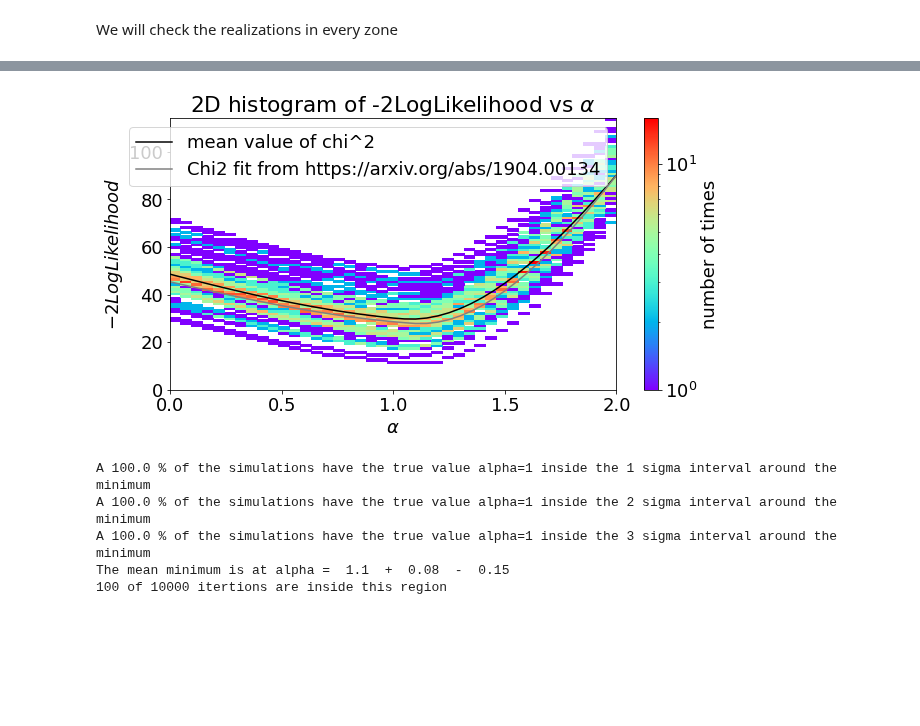
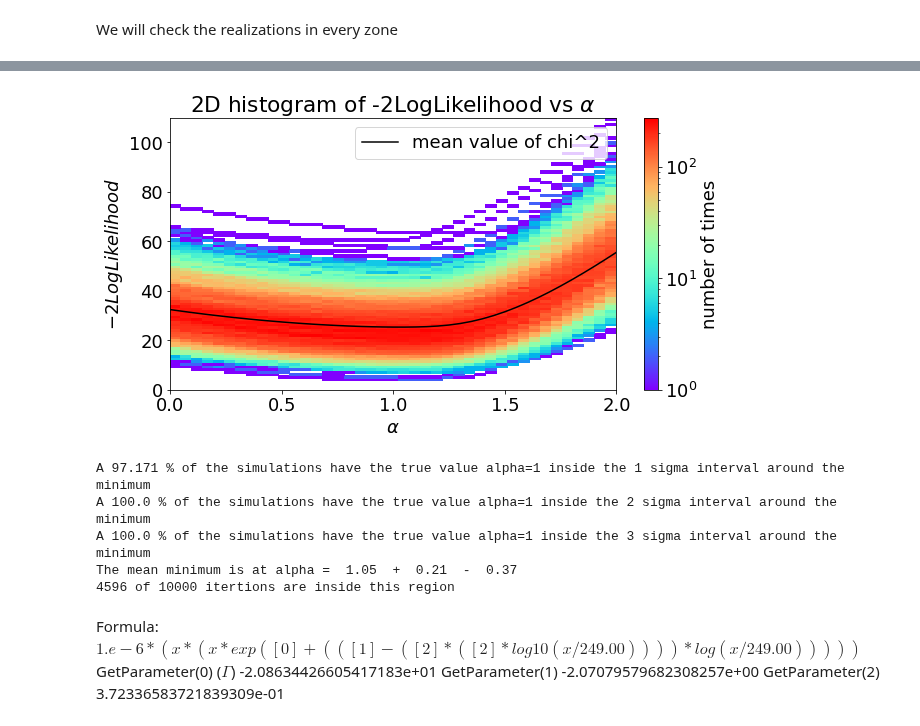
Before and after one commit to R-Grau/EBLpy, a Jupyter notebook: EBL_fit_MC_viewer.ipynb, the cells around one changed output, grey strips where cells are left out. Saved outputs shown, nothing was run; the diff lists cells and outputs as text; code cells hidden in the pictures; blank space fills up the shorter version.

```diff
--- a/EBL_fit_MC_viewer.ipynb
+++ b/EBL_fit_MC_viewer.ipynb
@@ -397,7 +397,7 @@ print("The mean is:", format(mu, ".4f"), u"\u00B1", format(std/np.sqrt(niter), "
 [figure]
 The mean is: 1.0083 ± 0.0075
 # %%
-loc = Path('/data/magic/users-ifae/rgrau/EBL-splines/EBL10000_PWL_LP_MAGIC_with_0.038_Systematics_4w')
+loc = Path('/data/magic/users-ifae/rgrau/EBL-splines/EBL10000_PWL_MBPWL3_MAGIC_with_0.038_Systematics_4w')
 # files = sorted([f for f in loc.glob("EBL*2022050916*.hdf5")]) #PWL_LP starting at alpha = 1 (16 alpha = 1, 11 alpha = 2)
 files = sorted([f for f in loc.glob("EBL*.hdf5")]) #all the others but PWL_LP
 # files = sorted(['/data/magic/users-ifae/rgrau/EBL-splines/EBL50_PWL_MBPWL_5knots/EBL_mult_nit0of50_202205111529.hdf5','/data/magic/users-ifae/rgrau/EBL-splines/EBL50_PWL_MBPWL_5knots/EBL_mult_nit2of50_202205111530.hdf5', '/data/magic/users-ifae/rgrau/EBL-splines/EBL50_PWL_MBPWL_5knots/EBL_mult_nit3of50_202205111529.hdf5'])
@@ -543,7 +543,7 @@ def extract(ds):
     alphas = ds['alphas'][:]
     return chisqs,alphas
 
-loc = Path('/data/magic/users-ifae/rgrau/EBL-splines/EBL10000_LP(0.01)_LP_MAGIC_with_0.038_Systematics_4w')
+loc = Path('/data/magic/users-ifae/rgrau/EBL-splines/EBL10000_PWL_MBPWL3_MAGIC_with_0.038_Systematics_4w')
 # files = sorted([f for f in loc.glob("EBL*2022050916*.hdf5")]) #PWL_LP starting at alpha = 1 (16 alpha = 1, 11 alpha = 2)
 files = sorted([f for f in loc.glob("EBL*.hdf5")]) #all the others but PWL_LP
 # files = sorted(['/data/magic/users-ifae/rgrau/EBL-splines/EBL50_PWL_MBPWL_5knots/EBL_mult_nit0of50_202205111529.hdf5','/data/magic/users-ifae/rgrau/EBL-splines/EBL50_PWL_MBPWL_5knots/EBL_mult_nit2of50_202205111530.hdf5', '/data/magic/users-ifae/rgrau/EBL-splines/EBL50_PWL_MBPWL_5knots/EBL_mult_nit3of50_202205111529.hdf5'])
@@ -732,7 +726,7 @@ def extract(ds):
     alphas = ds['alphas'][:]
     return chisqs,alphas
 
-loc = Path('/data/magic/users-ifae/rgrau/EBL-splines/EBL10000_LP(0.01)_LP_MAGIC_with_0.038_Systematics_4w')
+loc = Path('/data/magic/users-ifae/rgrau/EBL-splines/EBL10000_PWL_MBPWL3_MAGIC_with_0.038_Systematics_4w')
 # files = sorted([f for f in loc.glob("EBL*2022050916*.hdf5")]) #PWL_LP starting at alpha = 1 (16 alpha = 1, 11 alpha = 2)
 files = sorted([f for f in loc.glob("EBL*.hdf5")]) #all the others but PWL_LP
 # files = sorted(['/data/magic/users-ifae/rgrau/EBL-splines/EBL50_PWL_MBPWL_5knots/EBL_mult_nit0of50_202205111529.hdf5','/data/magic/users-ifae/rgrau/EBL-splines/EBL50_PWL_MBPWL_5knots/EBL_mult_nit2of50_202205111530.hdf5', '/data/magic/users-ifae/rgrau/EBL-splines/EBL50_PWL_MBPWL_5knots/EBL_mult_nit3of50_202205111529.hdf5'])
@@ -815,12 +809,12 @@ plt.show()
 # %% [markdown]
 We will check the realizations in every zone
 # %%
-maxmin = 1.1
-minmin = 1.05
-maxdeltap = 0.10
-mindeltap = 0.08
-maxdeltam = 0.14
-mindeltam = 0.12
+maxmin = 1.3
+minmin = 0.6
+maxdeltap = 2.0
+mindeltap = 0.0
+maxdeltam = 0.45
+mindeltam = 0.275
 # %%
 newminimums = []
 newdeltaps = []
@@ -881,14 +875,13 @@ plt.show()
 fig, ax = plt.subplots()
 ax.plot(np.take_along_axis(newalphas[0], neworder, axis=0), np.take_along_axis(np.mean(newchisqs,0), neworder, axis=0), color = "black", label="mean value of chi^2")
 h = ax.hist2d(newalphas2, newchisqs2, bins=[len(newalphas[0]),100], norm = colors.LogNorm(), cmap = "rainbow", label="histogram of chi^2 values")
-ax.plot(magicalphas, magichis, color = "grey", label= "Chi2 fit from https://arxiv.org/abs/1904.00134")
 # ax.plot(magicalphas, magichis, color = "grey", label= "Chi2 fit from https://arxiv.org/abs/1904.00134")
 ax.set_xlabel(r'$\alpha$')
 ax.set_ylabel(r'$-2LogLikelihood$')
 ax.legend()
 ax.set_ylim(bottom = 0)
 #ax.set_xlim(0.5,1.5)
-#ax.set_ylim(0,80)
+# ax.set_ylim(0,210)
 fig.colorbar(h[3], ax=ax, label="number of times")
 ax.set_title(r"2D histogram of -2LogLikelihood vs $\alpha$")
 plt.show()
@@ -906,38 +899,47 @@ for i in range(len(newchisqs)):
     sigma_3_0 = np.where(newchisqs[i] <= 9 + np.min(newchisqs[i]))
     sigma_1.append(sigma_1_0)
     sigma_2.append(sigma_2_0)
     sigma_3.append(sigma_3_0)
     number = np.where(np.round(newalphas[0], decimals = 2) == 1)
     if number in sigma_1_0[0]: #this number is the position of the alpha=1 inside the alhpas array
         s1 += 1
     if number in sigma_2_0[0]:
         s2 += 1
     if number in sigma_3_0[0]:
         s3 += 1
 # print(sigma_1)
 # print(sigma_2)
 # print(sigma_3)
 print("A {sig} % of the simulations have the true value alpha=1 inside the 1 sigma interval around the minimum".format( sig = np.round(s1 / (niter) * 100, decimals = 3)))
 print("A {sig} % of the simulations have the true value alpha=1 inside the 2 sigma interval around the minimum".format( sig = np.round(s2 / (niter) * 100, decimals = 3)))
 print("A {sig} % of the simulations have the true value alpha=1 inside the 3 sigma interval around the minimum".format( sig = np.round(s3 / (niter) * 100, decimals = 3)))
 # print("The median minimum is at alpha={minimum}".format(minimum = alphas[np.argmin(np.median(chisqs_iter,0))]))
 
 interpx = np.arange(first_bin, last_bin, step/5)
-alphas_reord = np.take_along_axis(np.mean(newalphas, 0), order, axis=0)
+alphas_reord = np.take_along_axis(newalphas[0], order, axis=0)
 chisqs_reord = np.take_along_axis(np.mean(newchisqs, 0), order, axis=0)
 f1 = interpolate.interp1d(alphas_reord, chisqs_reord, kind='linear')
 chis_new = f1(interpx)
 sigma_inter_1s = np.where(chis_new <= 1 + np.min(chis_new))
 upper_bound_1s = step/5 * np.max(sigma_inter_1s) + first_bin
 lower_bound_1s = step/5 * np.min(sigma_inter_1s) + first_bin
 # print("The 1 sigma upper bound is: ", upper_bound_1s, "and the lower bound is: ", lower_bound_1s)
-print("The mean minimum is at alpha = ", np.round(interpx[np.argmin(chis_new)], decimals = 2), " + ", np.round(upper_bound_1s-interpx[np.argmin(chis_new)], decimals = 4), " - ", np.round(interpx[np.argmin(chis_new)] - lower_bound_1s, decimals = 4))
+print("The mean minimum is at alpha = ", np.round(interpx[np.argmin(chis_new)], decimals = 3), " + ", np.round(upper_bound_1s-interpx[np.argmin(chis_new)], decimals = 4), " - ", np.round(interpx[np.argmin(chis_new)] - lower_bound_1s, decimals = 4))
 # print("Energy migration = ", Energy_migration)
 print("{failed} of {total} itertions are inside this region".format(failed = niter, total = len(files)))
 # %% [output]
-[figure, old version]
+[figure, new version]
-A 100.0 % of the simulations have the true value alpha=1 inside the 1 sigma interval around the minimum
+A 97.171 % of the simulations have the true value alpha=1 inside the 1 sigma interval around the minimum
 A 100.0 % of the simulations have the true value alpha=1 inside the 2 sigma interval around the minimum
 A 100.0 % of the simulations have the true value alpha=1 inside the 3 sigma interval around the minimum
-The mean minimum is at alpha =  1.1  +  0.08  -  0.15
-100 of 10000 itertions are inside this region
+The mean minimum is at alpha =  1.05  +  0.21  -  0.37
+4596 of 10000 itertions are inside this region
+# %% [markdown]
+Formula:
+$1.e-6*(x*(x*exp([0]+(([1]-([2]*([2]*log10(x/249.00))))*log(x/249.00)))))$
+GetParameter(0) ($\Gamma$)
+-2.08634426605417183e+01
+GetParameter(1)
+-2.07079579682308257e+00
+GetParameter(2)
+3.72336583721839309e-01
```
Also changed, not shown: parts of 15 cells of this notebook, 5 other files.
